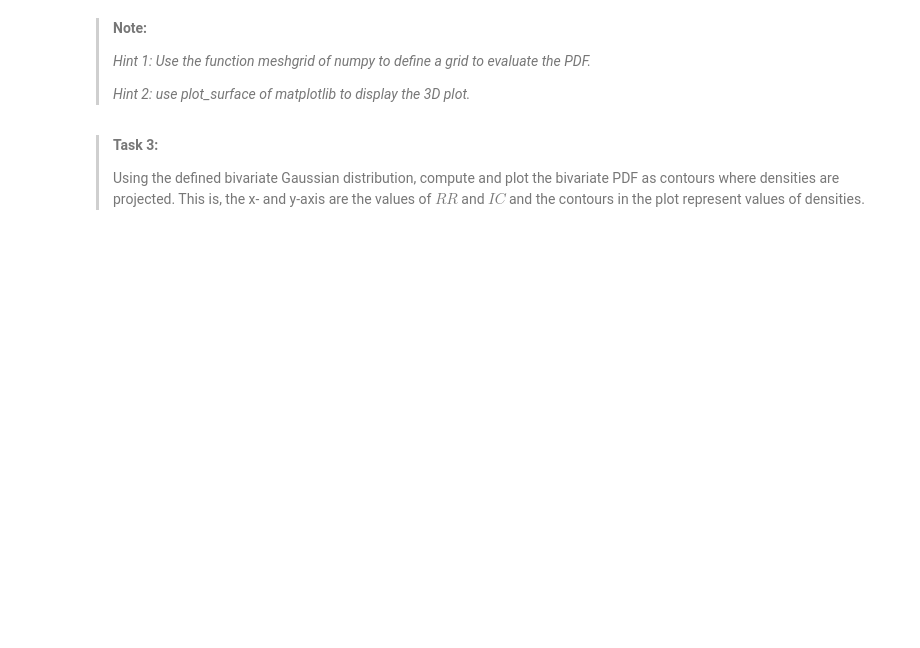
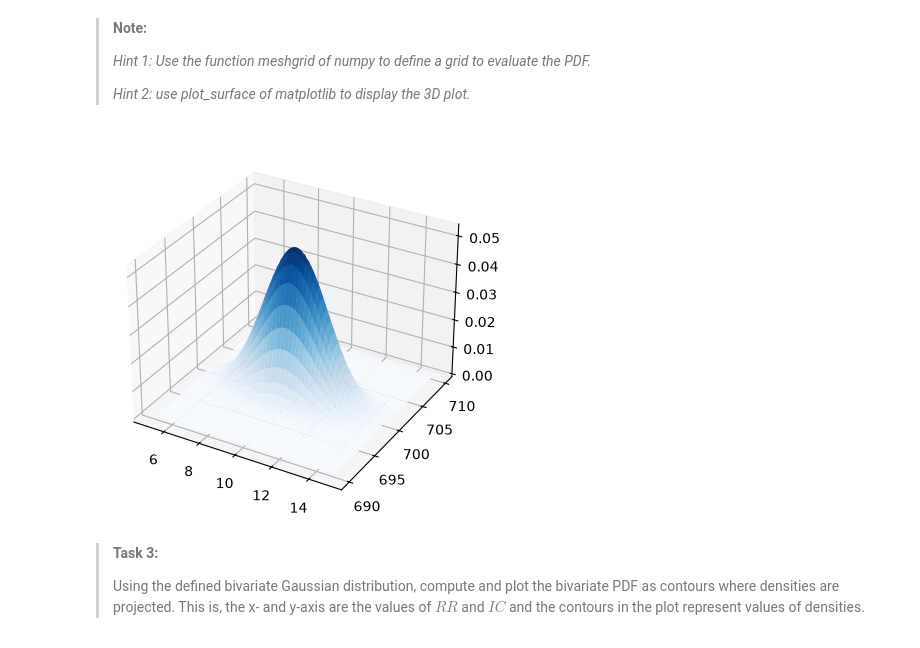
Before and after one commit to matpre333/PA.1.5, a Jupyter notebook: scipy_statcs_3d_plots.ipynb, the cells around one changed output. Saved outputs shown, nothing was run; the diff lists cells and outputs as text; code cells hidden in the pictures; blank space fills up the shorter version.

```diff
--- a/scipy_statcs_3d_plots.ipynb
+++ b/scipy_statcs_3d_plots.ipynb
@@ -101,18 +175,22 @@ print(f"The shape of the mesh is: {mesh_plot.shape}")
 # %%
 # Define the mesh of values where we want to evaluate the random variables
 n = 200 #size of the mesh
-values_RR = np.linspace(### YOUR CODE HERE ###)
-values_IC = np.linspace(### YOUR CODE HERE ###)
+values_RR = np.linspace(5, 15, n)
+values_IC = np.linspace(690, 710, n)
 
 # Define the grid
-X1,X2 = np.meshgrid(### YOUR CODE HERE ###)
-X = ### YOUR CODE HERE ###
-
+X1,X2 = np.meshgrid(values_RR, values_IC)
+X = np.array([np.concatenate(X1.T), np.concatenate(X2.T)]).T
 # Evaluate the PDF
 Z = multivariate_normal(mean=mu, cov=sigma).pdf(X)
+Z1 = Z.reshape(X1.shape).T
 
 # Create the 3D plot
-### YOUR CODE LINES HERE
+fig, ax = plt.subplots(subplot_kw={"projection": "3d"})
+ax.plot_surface(X1, X2, Z1, cmap="Blues")
+plt.show()
+# %% [output]
+[figure, added]
 # %% [markdown]
 > **Task 3:**
 >
```
Also changed, not shown: parts of 8 cells of this notebook.
